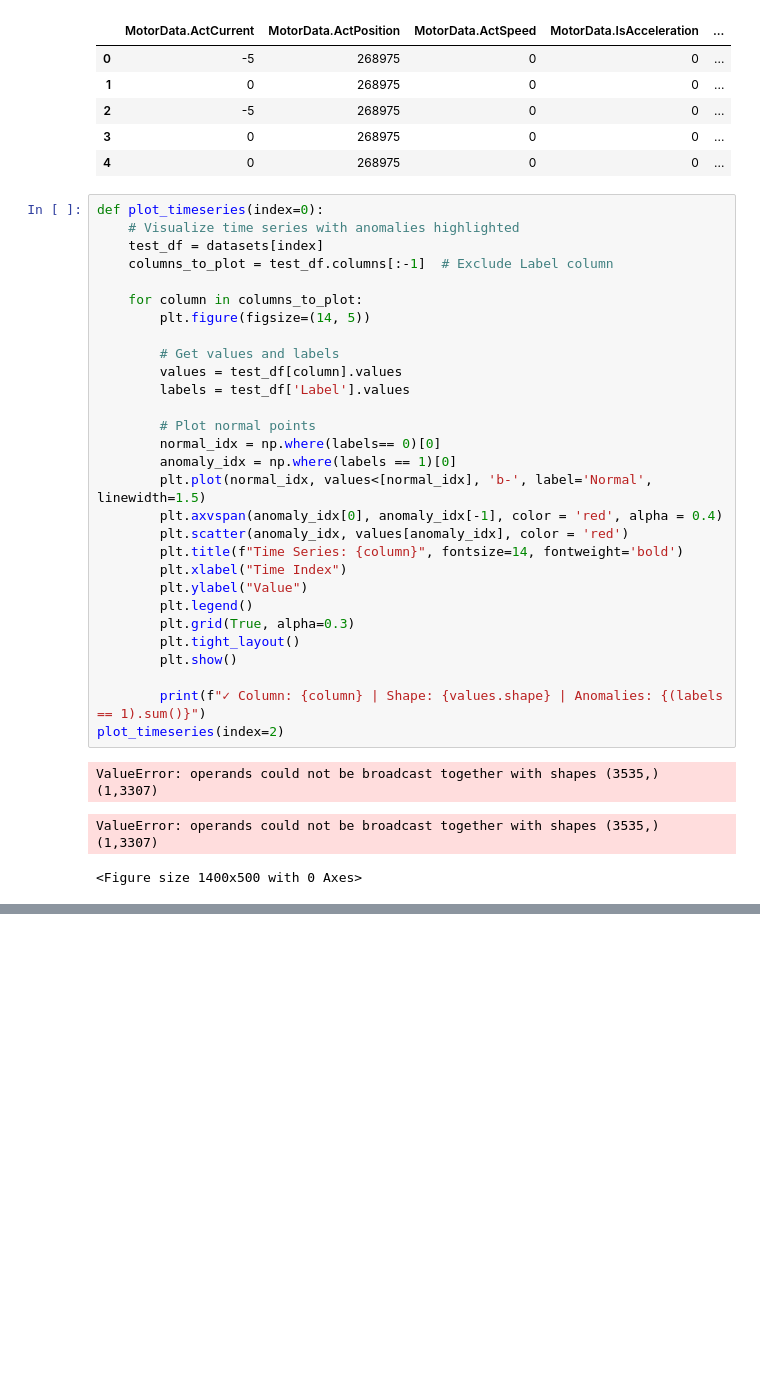
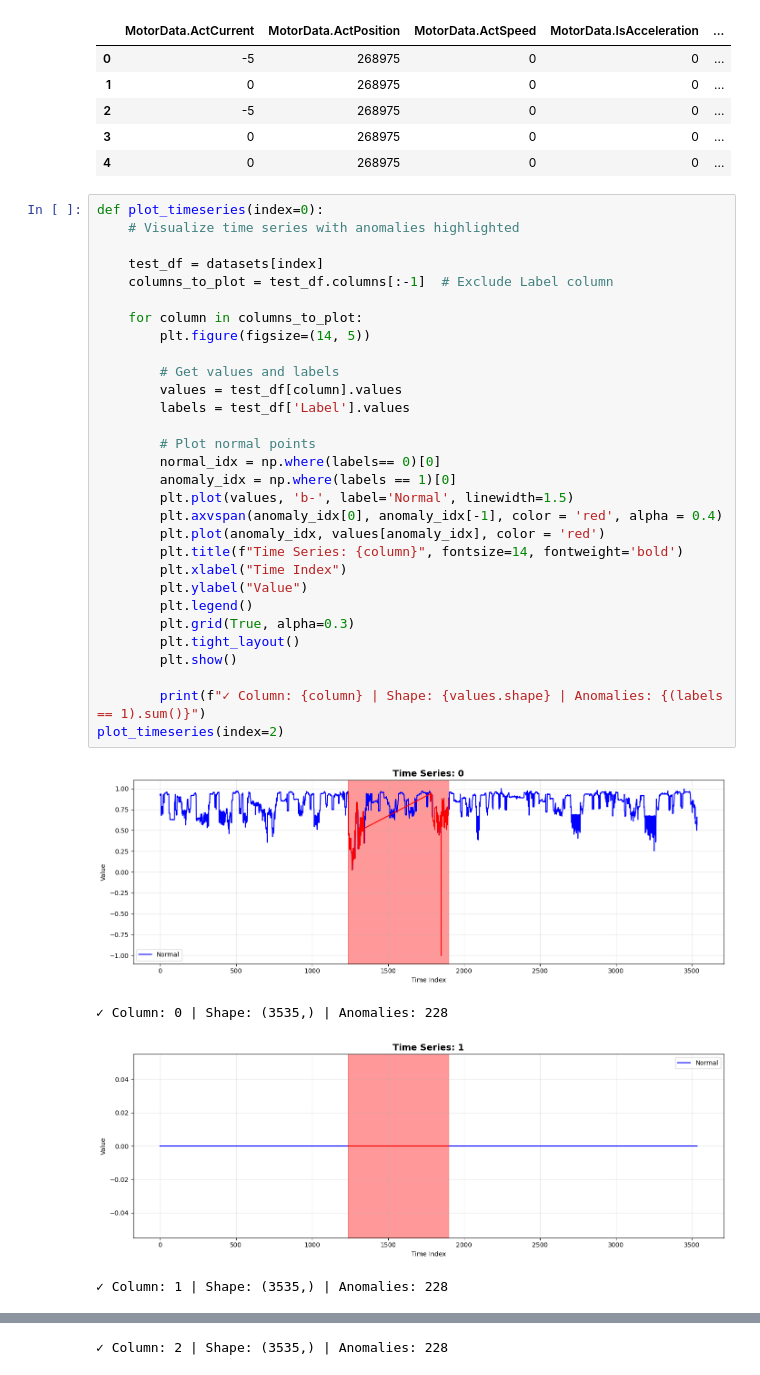
Before and after one commit to alekyluken/Anomaly-detection-with-chronos-2, a Jupyter notebook: TSB_AD_chronos.ipynb, the cells around one changed output, grey strips where cells are left out. Drawn from its saved outputs; the diff is of its cells as text; blank space fills up the shorter version.

```diff
--- a/TSB_AD_chronos.ipynb
+++ b/TSB_AD_chronos.ipynb
@@ -87,36 +85,38 @@ First few rows:
 | 2 | -5 | 268975 | 0 | 0 | ... |
 | 3 | 0 | 268975 | 0 | 0 | ... |
 | 4 | 0 | 268975 | 0 | 0 | ... |
-# %%
-def plot_timeseries(index=0):
-    # Visualize time series with anomalies highlighted
-    test_df = datasets[index]
-    columns_to_plot = test_df.columns[:-1]  # Exclude Label column
-
-    for column in columns_to_plot:
-        plt.figure(figsize=(14, 5))
-
-        # Get values and labels
-        values = test_df[column].values
-        labels = test_df['Label'].values
-
-        # Plot normal points
-        normal_idx = np.where(labels== 0)[0]
-        anomaly_idx = np.where(labels == 1)[0]
-        plt.plot(normal_idx, values<[normal_idx], 'b-', label='Normal', linewidth=1.5)
-        plt.axvspan(anomaly_idx[0], anomaly_idx[-1], color = 'red', alpha = 0.4)
-        plt.scatter(anomaly_idx, values[anomaly_idx], color = 'red')
-        plt.title(f"Time Series: {column}", fontsize=14, fontweight='bold')
-        plt.xlabel("Time Index")
-        plt.ylabel("Value")
-        plt.legend()
-        plt.grid(True, alpha=0.3)
-        plt.tight_layout()
-        plt.show()
-
-        print(f"✓ Column: {column} | Shape: {values.shape} | Anomalies: {(labels == 1).sum()}")
-plot_timeseries(index=2)
-# %% [output]
-ValueError: operands could not be broadcast together with shapes (3535,) (1,3307)
-ValueError: operands could not be broadcast together with shapes (3535,) (1,3307)
-<Figure size 1400x500 with 0 Axes>
+# %%
+def plot_timeseries(index=0):
+    # Visualize time series with anomalies highlighted
+
+    test_df = datasets[index]
+    columns_to_plot = test_df.columns[:-1]  # Exclude Label column
+
+    for column in columns_to_plot:
+        plt.figure(figsize=(14, 5))
+
+        # Get values and labels
+        values = test_df[column].values
+        labels = test_df['Label'].values
+
+        # Plot normal points
+        normal_idx = np.where(labels== 0)[0]
+        anomaly_idx = np.where(labels == 1)[0]
+        plt.plot(values, 'b-', label='Normal', linewidth=1.5)
+        plt.axvspan(anomaly_idx[0], anomaly_idx[-1], color = 'red', alpha = 0.4)
+        plt.plot(anomaly_idx, values[anomaly_idx], color = 'red')
+        plt.title(f"Time Series: {column}", fontsize=14, fontweight='bold')
+        plt.xlabel("Time Index")
+        plt.ylabel("Value")
+        plt.legend()
+        plt.grid(True, alpha=0.3)
+        plt.tight_layout()
+        plt.show()
+
+        print(f"✓ Column: {column} | Shape: {values.shape} | Anomalies: {(labels == 1).sum()}")
+plot_timeseries(index=2)
+# %% [output]
+[figure, added]
+✓ Column: 0 | Shape: (3535,) | Anomalies: 228
+[figure, added]
+✓ Column: 1 | Shape: (3535,) | Anomalies: 228
@@ -122,0 +124 @@ ValueError: operands could not be broadcast together with shapes (3535,) (1,3307
+✓ Column: 2 | Shape: (3535,) | Anomalies: 228
```
Also changed, not shown: parts of 7 cells of this notebook.
